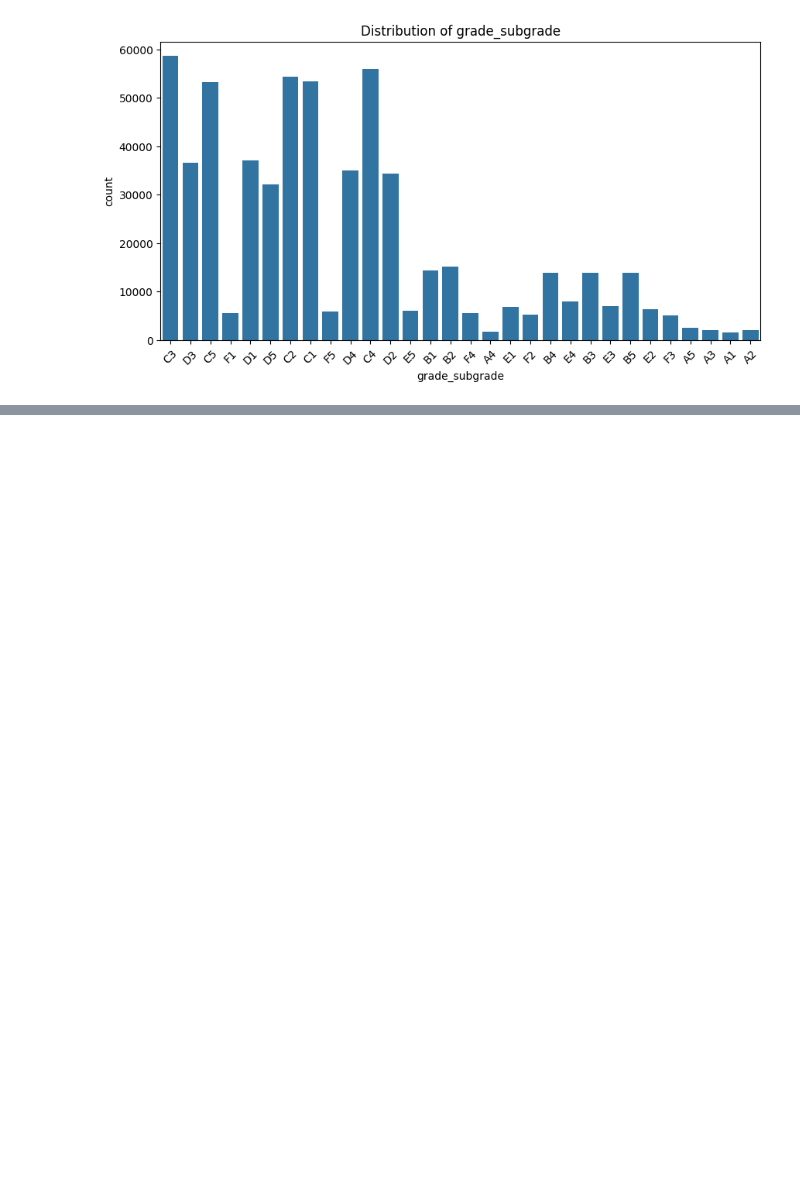
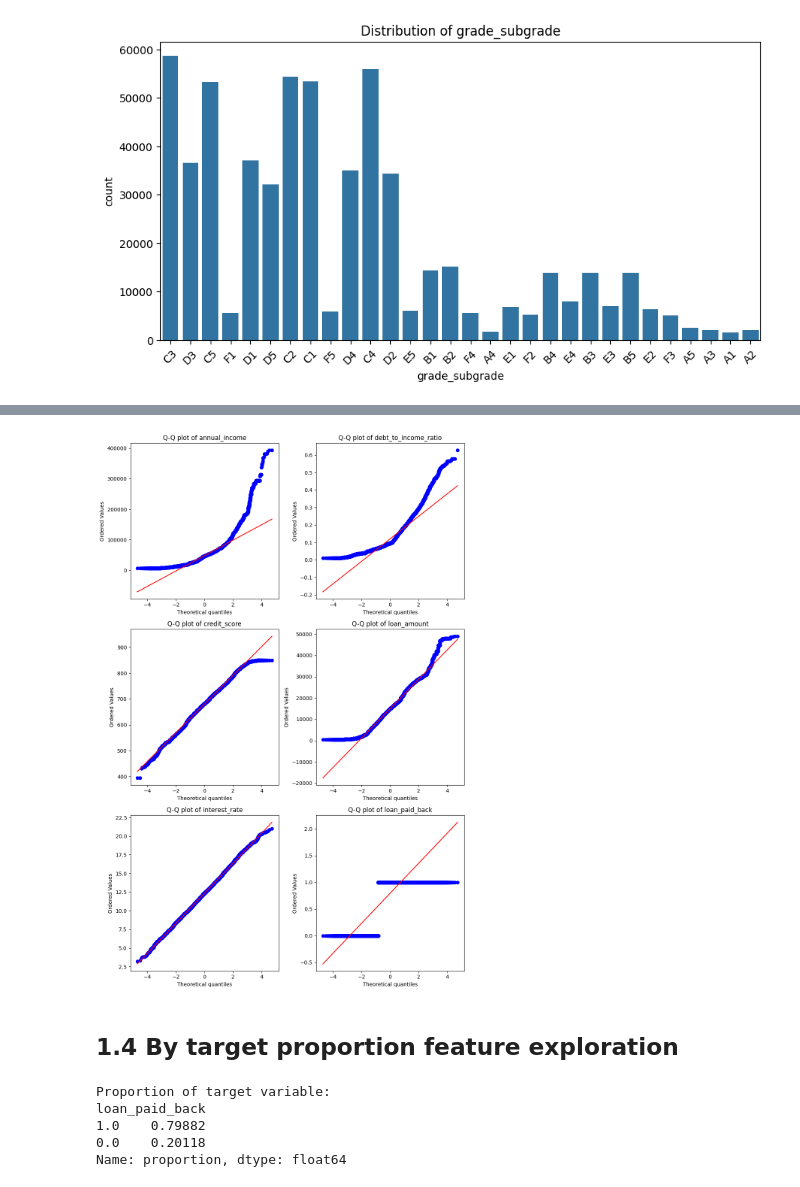
Before and after one commit to StevenRHL/Predicting-Loan-Payback-Competition, a Jupyter notebook: eda.ipynb, the cells around one changed output, grey strips where cells are left out. Cells and saved outputs as stored; diff of their text form; code cells hidden in the pictures; blank space fills up the shorter version.

```diff
--- a/eda.ipynb
+++ b/eda.ipynb
@@ -178,0 +188,29 @@ train_df[numerical_cols].describe()
+# %%
+# do the qq plots for numerical columns in grid instead of single
+import scipy.stats as stats
+import numpy as np
+num_cols = len(numerical_cols)
+cols = 2
+rows = int(np.ceil(num_cols / cols))
+plt.figure(figsize=(cols * 5, rows * 5))
+for i, col in enumerate(numerical_cols):
+    plt.subplot(rows, cols, i + 1)
+    stats.probplot(train_df[col].dropna(), dist="norm", plot=plt)
+    plt.title(f'Q-Q plot of {col}')
+plt.tight_layout()
+plt.show()
+# %% [output]
+[figure, added]
+# %% [markdown]
+## 1.4 By target proportion feature exploration
+# %%
+# print the proportion of target variable
+target_counts = train_df['loan_paid_back'].value_counts(normalize=True)
+print("Proportion of target variable:")
+print(target_counts)
+# %% [output]
+Proportion of target variable:
+loan_paid_back
+1.0    0.79882
+0.0    0.20118
+Name: proportion, dtype: float64
```
Also changed, not shown: parts of 7 cells of this notebook.
